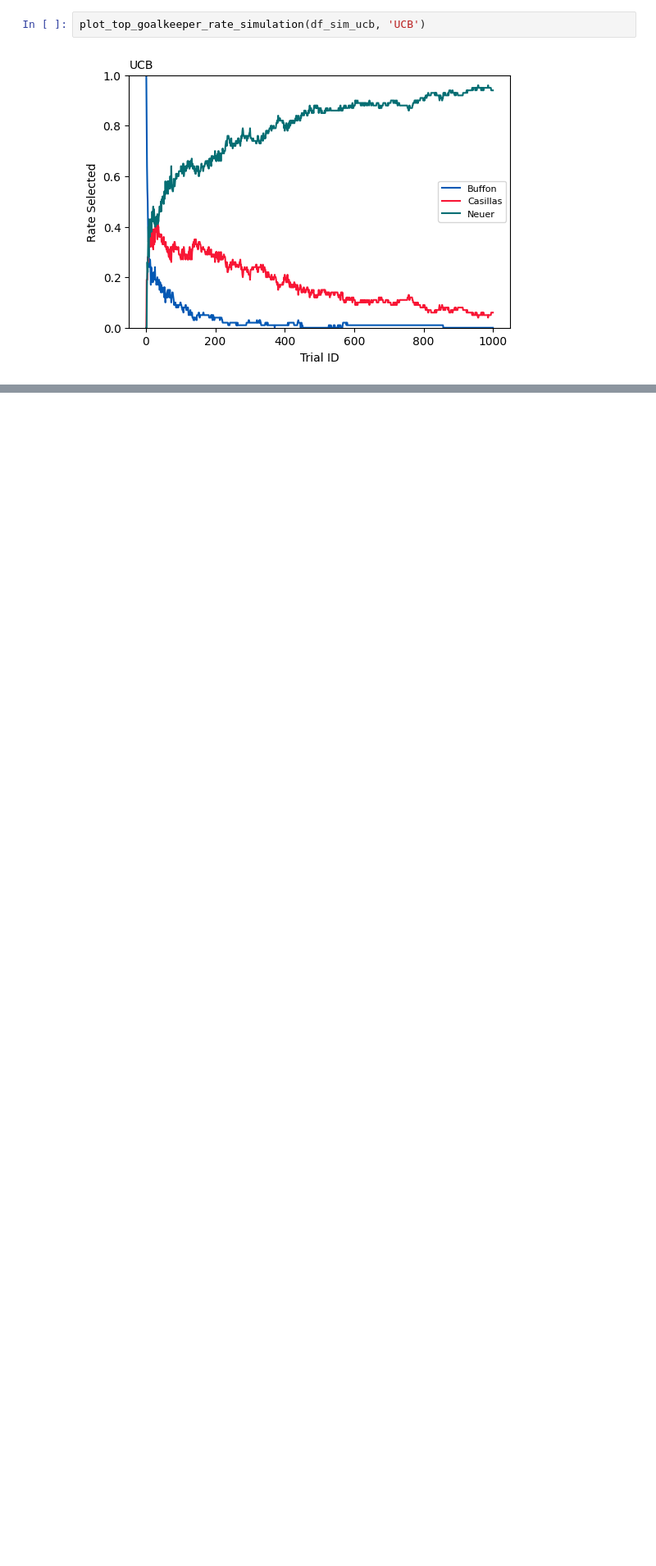
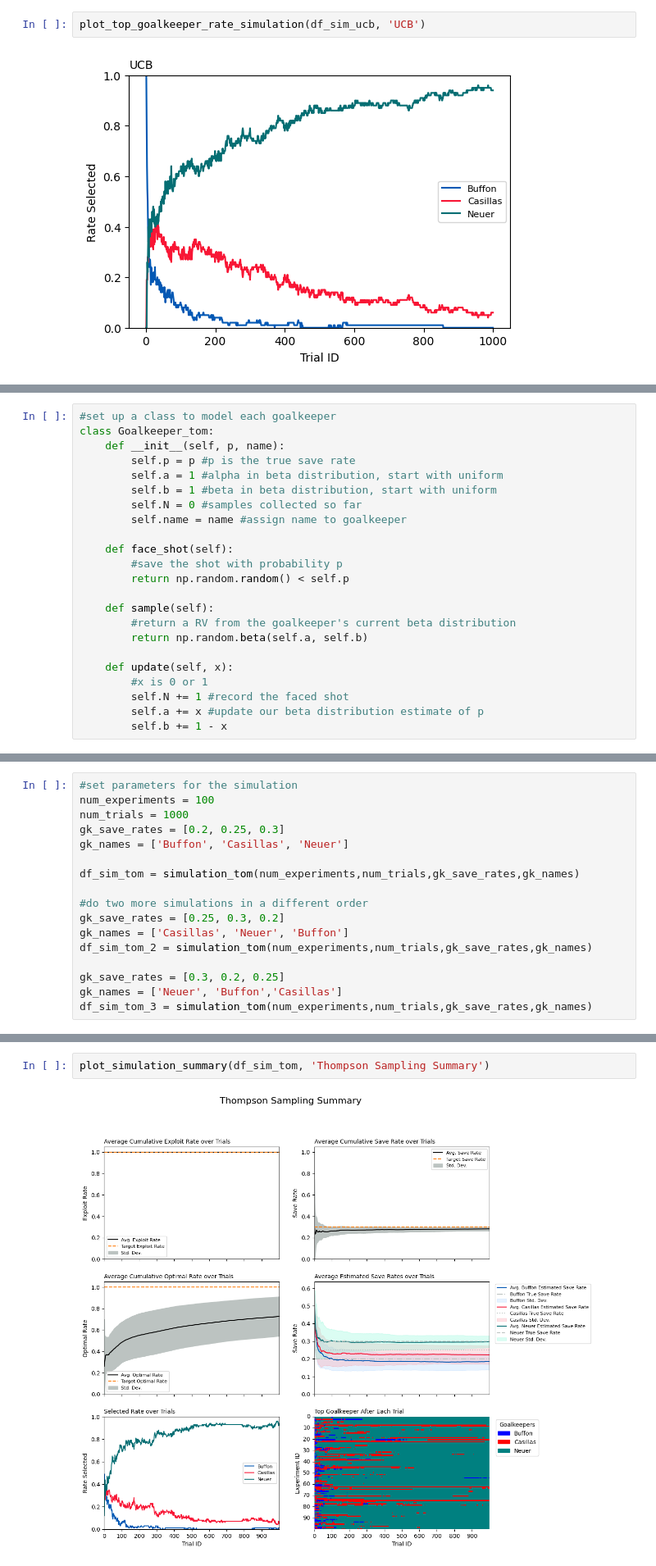
Before and after one commit to rgbuckley/goalkeeper_ab_test, a Jupyter notebook: bandit.ipynb, the cells around one changed output, grey strips where cells are left out. Shown at 82% size. Cells and saved outputs as stored; diff of their text form; blank space fills up the shorter version.

Commit message:
Thompson set up

```diff
--- a/bandit.ipynb
+++ b/bandit.ipynb
@@ -1661,0 +1679,23 @@ plot_top_goalkeeper_rate_simulation(df_sim_ucb, 'UCB')
+# %%
+#set up a class to model each goalkeeper
+class Goalkeeper_tom:
+    def __init__(self, p, name):
+        self.p = p #p is the true save rate
+        self.a = 1 #alpha in beta distribution, start with uniform
+        self.b = 1 #beta in beta distribution, start with uniform
+        self.N = 0 #samples collected so far
+        self.name = name #assign name to goalkeeper
+
+    def face_shot(self):
+        #save the shot with probability p
+        return np.random.random() < self.p
+
+    def sample(self):
+        #return a RV from the goalkeeper's current beta distribution
+        return np.random.beta(self.a, self.b)
+
+    def update(self, x):
+        #x is 0 or 1
+        self.N += 1 #record the faced shot
+        self.a += x #update our beta distribution estimate of p
+        self.b += 1 - x
@@ -1661,0 +1815,17 @@ plot_top_goalkeeper_rate_simulation(df_sim_ucb, 'UCB')
+# %%
+#set parameters for the simulation
+num_experiments = 100
+num_trials = 1000
+gk_save_rates = [0.2, 0.25, 0.3]
+gk_names = ['Buffon', 'Casillas', 'Neuer']
+
+df_sim_tom = simulation_tom(num_experiments,num_trials,gk_save_rates,gk_names)
+
+#do two more simulations in a different order
+gk_save_rates = [0.25, 0.3, 0.2]
+gk_names = ['Casillas', 'Neuer', 'Buffon']
+df_sim_tom_2 = simulation_tom(num_experiments,num_trials,gk_save_rates,gk_names)
+
+gk_save_rates = [0.3, 0.2, 0.25]
+gk_names = ['Neuer', 'Buffon','Casillas']
+df_sim_tom_3 = simulation_tom(num_experiments,num_trials,gk_save_rates,gk_names)
@@ -1661,0 +1840,4 @@ plot_top_goalkeeper_rate_simulation(df_sim_ucb, 'UCB')
+# %%
+plot_simulation_summary(df_sim_tom, 'Thompson Sampling Summary')
+# %% [output]
+[figure, added]
```
Also changed, not shown: parts of 22 cells of this notebook.
